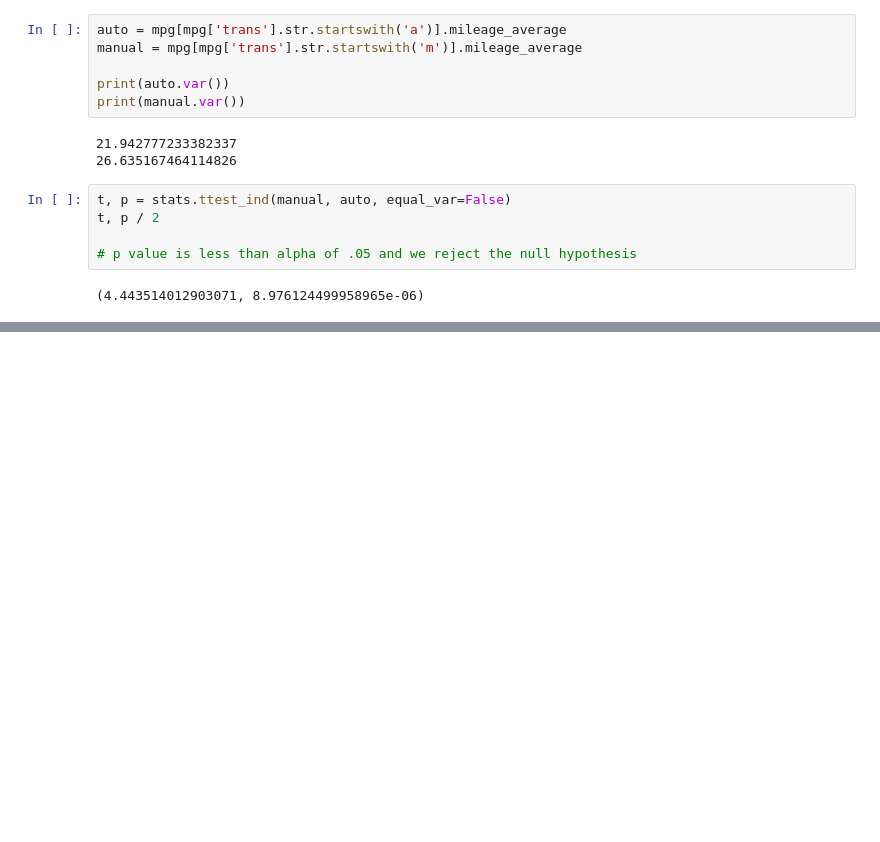
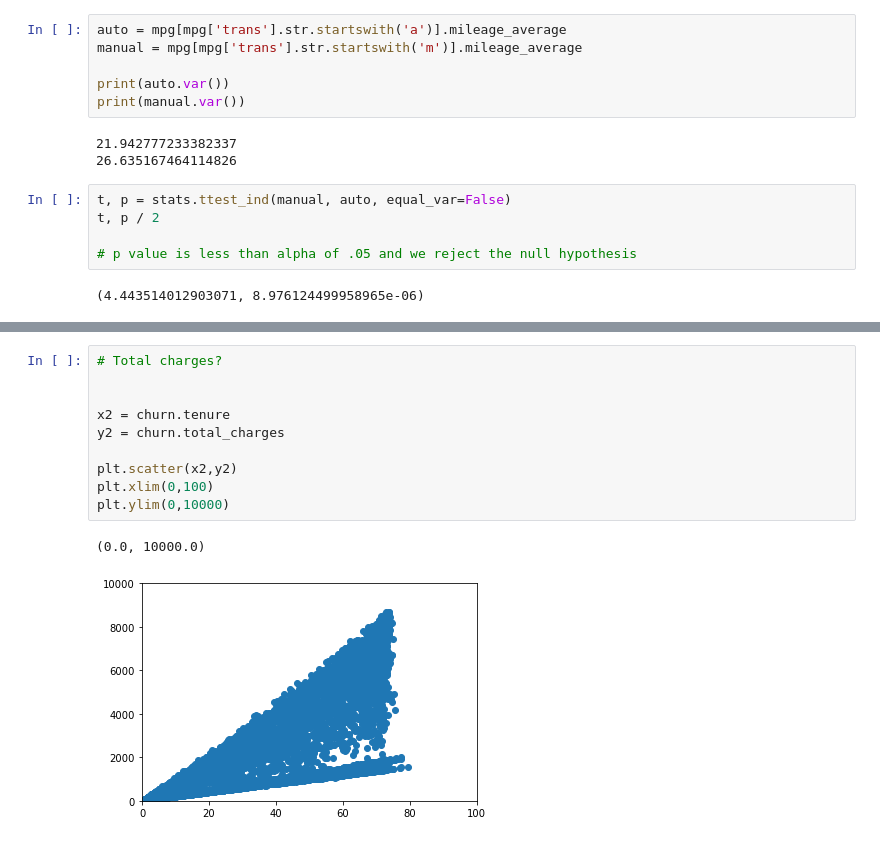
Before and after one commit to JaradAng/statistics-exercises, a Jupyter notebook: hypothesis_testing.ipynb, the cells around one changed output, grey strips where cells are left out. Saved outputs shown, nothing was run; the diff lists cells and outputs as text; blank space fills up the shorter version.

```diff
--- a/hypothesis_testing.ipynb
+++ b/hypothesis_testing.ipynb
@@ -207,0 +267,13 @@ t, p / 2
+# %%
+# Total charges?
+
+
+x2 = churn.tenure
+y2 = churn.total_charges
+
+plt.scatter(x2,y2)
+plt.xlim(0,100)
+plt.ylim(0,10000)
+# %% [output]
+(0.0, 10000.0)
+[figure, added]
```
Also changed, not shown: parts of 40 cells of this notebook.
